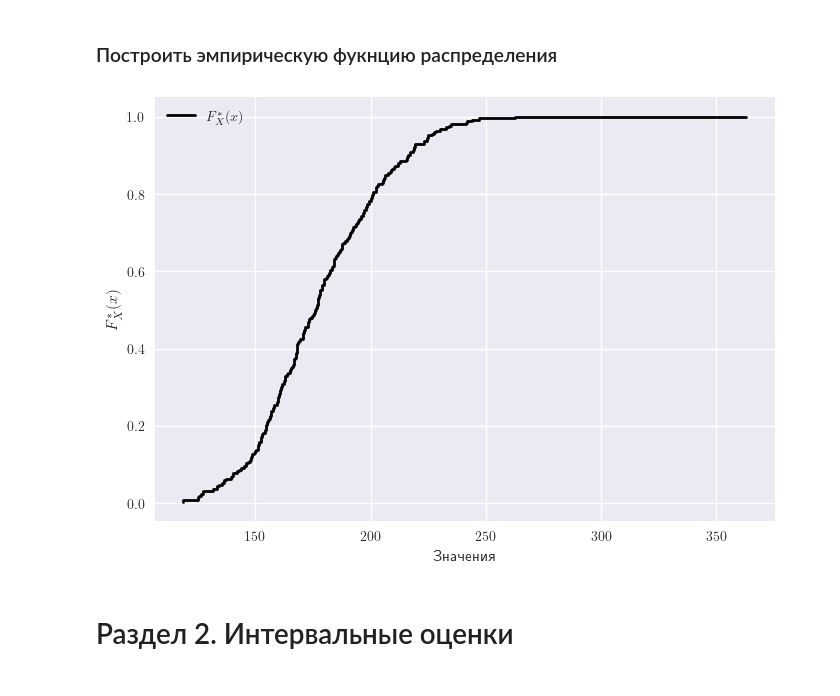
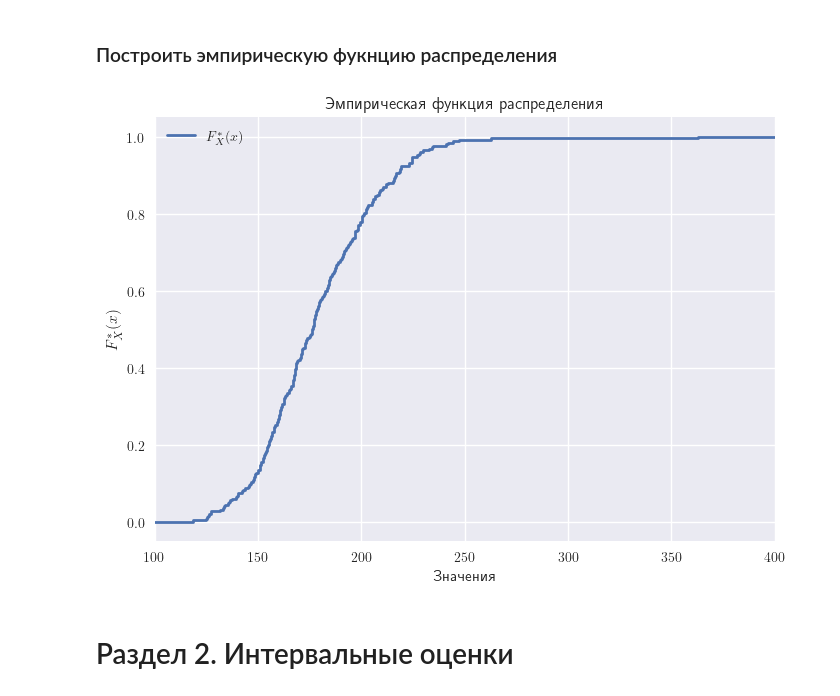
Before and after one commit to retrobannerS/mephi_stats, a Jupyter notebook: bdz/var_2/notebook.ipynb, the cells around one changed output. Saved outputs shown, nothing was run; the diff lists cells and outputs as text; code cells hidden in the pictures.

```diff
--- a/bdz/var_2/notebook.ipynb
+++ b/bdz/var_2/notebook.ipynb
@@ -212,0 +198,3 @@ X.head()
+# %%
+X = data("1.2")[0]
+X
@@ -212,0 +218,3 @@ X.head()
+# %%
+X = pd.DataFrame(X.values, columns=["value"])
+X.head()
@@ -213,7 +228,6 @@ X.head()
 # %% [markdown]
 ### Выбрать число групп
 # %%
-n = len(X["value"])
 maximum = max(X["value"])
 minimum = min(X["value"])
 k = round(1 + 1.3 * m.log(n))
@@ -342,15 +415,19 @@ plt.show()
 # %% [markdown]
 ### Построить эмпирическую фукнцию распределения
 # %%
-y = np.arange(1, n + 1) / n
-
-plt.step(X["value"].sort_values(), y, label=r"$F_X^*(x)$", linewidth=2, color="black")
+X_sorted = np.sort(X["value"])
+X_sorted = np.concatenate(([-10000], X_sorted, [10000]))
+F = np.arange(1, n + 1) / n
+F = np.concatenate(([0], F, [1]))
+plt.step(X_sorted, F, where="post", label=r"$F_X^*(x)$", linewidth=2)
+plt.xlim(100, 400)
 plt.xlabel("Значения")
 plt.ylabel("$F^*_X(x)$")
 plt.legend()
+plt.title("Эмпирическая функция распределения")
 plt.show()
 # %% [output]
-[figure, old version]
+[figure, new version]
 # %% [markdown]
 # Раздел 2. Интервальные оценки
 # %% [markdown]
```
Also changed, not shown: parts of 68 cells of this notebook, 1 other file.
